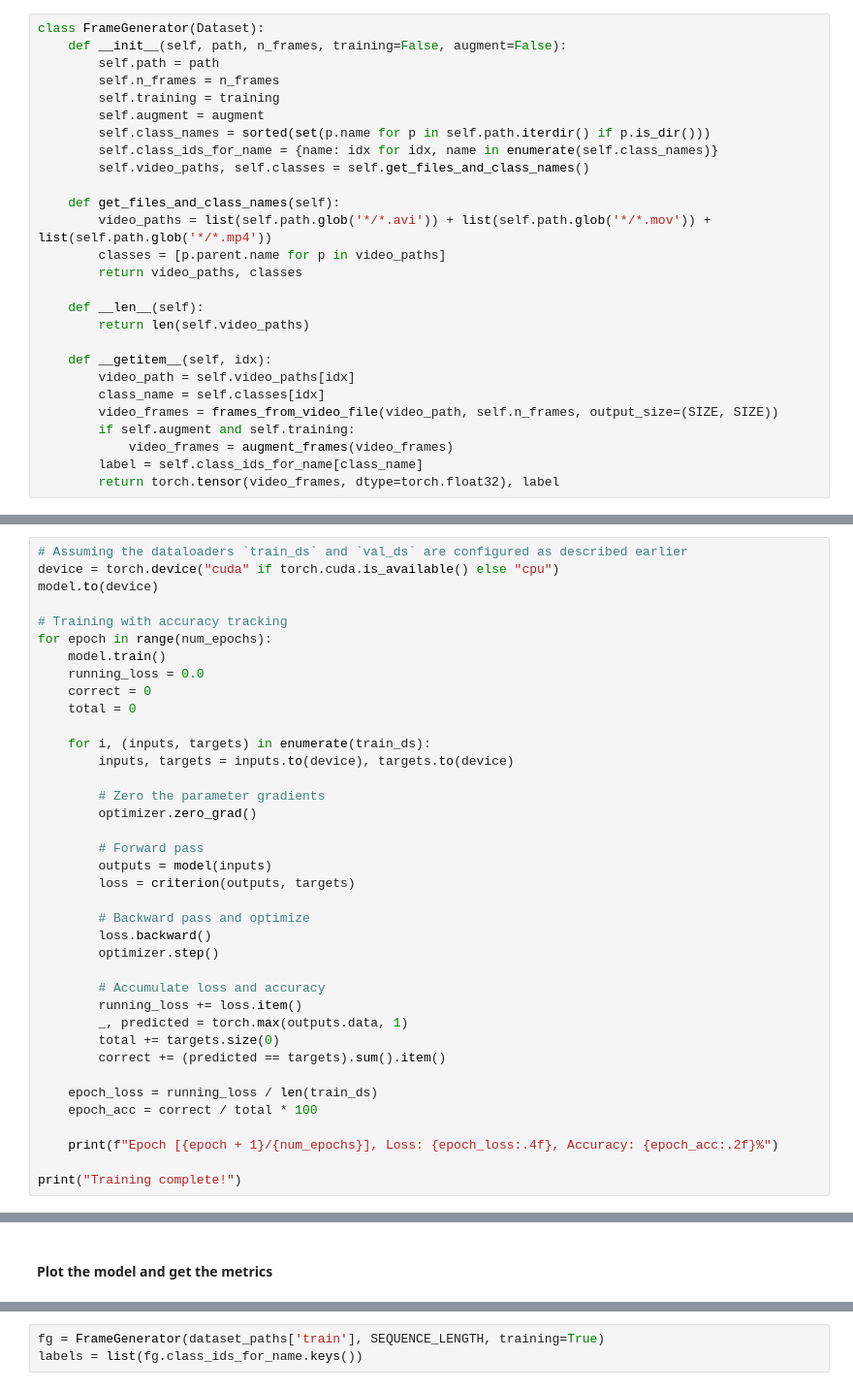
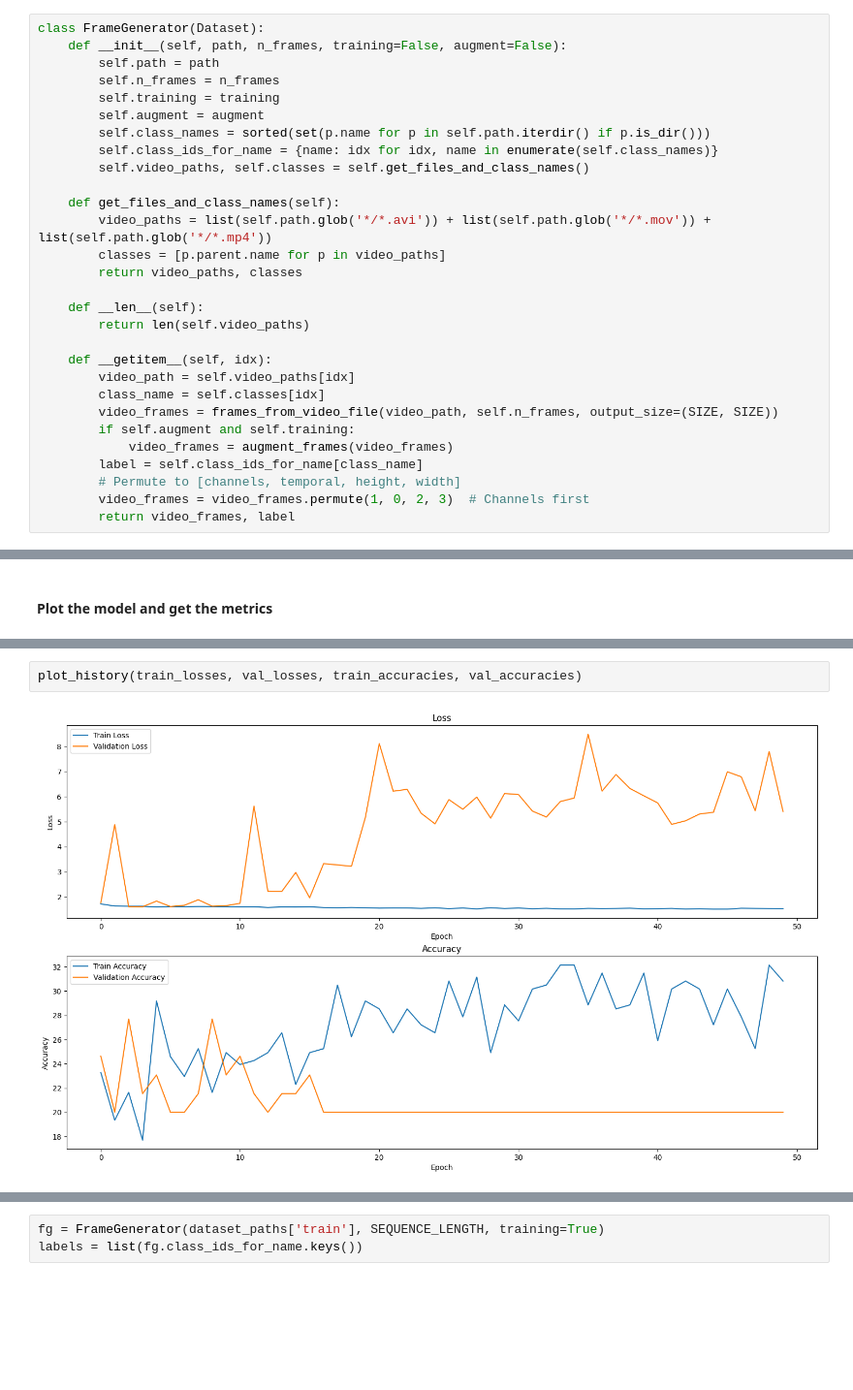
Before and after one commit to HuuuWasabe/ProjectDesign29, a Jupyter notebook: WinningDesign/WinningDesign.ipynb, the cells around one changed output, grey strips where cells are left out. Shown at 97% size. Cells and saved outputs as stored; diff of their text form; blank space fills up the shorter version.

```diff
--- a/WinningDesign/WinningDesign.ipynb
+++ b/WinningDesign/WinningDesign.ipynb
@@ -241,7 +251,9 @@ class FrameGenerator(Dataset):
         if self.augment and self.training:
             video_frames = augment_frames(video_frames)
         label = self.class_ids_for_name[class_name]
-        return torch.tensor(video_frames, dtype=torch.float32), label
+        # Permute to [channels, temporal, height, width]
+        video_frames = video_frames.permute(1, 0, 2, 3)  # Channels first
+        return video_frames, label
 # %%
 def configure_dataset(dataset_path, n_frames, batch_size=2, training=False, augment=False):
     dataset = FrameGenerator(dataset_path, n_frames, training=training, augment=augment)
@@ -513,40 +509,2 @@ device = "cuda" if torch.cuda.is_available() else "cpu"
 # %% [markdown]
 #### Train the model
-# %%
-# Assuming the dataloaders `train_ds` and `val_ds` are configured as described earlier
-device = torch.device("cuda" if torch.cuda.is_available() else "cpu")
-model.to(device)
-
-# Training with accuracy tracking
-for epoch in range(num_epochs):
-    model.train()
-    running_loss = 0.0
-    correct = 0
-    total = 0
-
-    for i, (inputs, targets) in enumerate(train_ds):
-        inputs, targets = inputs.to(device), targets.to(device)
-
-        # Zero the parameter gradients
-        optimizer.zero_grad()
-
-        # Forward pass
-        outputs = model(inputs)
-        loss = criterion(outputs, targets)
-
-        # Backward pass and optimize
-        loss.backward()
-        optimizer.step()
-
-        # Accumulate loss and accuracy
-        running_loss += loss.item()
-        _, predicted = torch.max(outputs.data, 1)
-        total += targets.size(0)
-        correct += (predicted == targets).sum().item()
-
-    epoch_loss = running_loss / len(train_ds)
-    epoch_acc = correct / total * 100
-
-    print(f"Epoch [{epoch + 1}/{num_epochs}], Loss: {epoch_loss:.4f}, Accuracy: {epoch_acc:.2f}%")
-
-print("Training complete!")
@@ -561,3 +625,7 @@ plot_history(None)
+# %%
+plot_history(train_losses, val_losses, train_accuracies, val_accuracies)
+# %% [output]
+[figure, added]
 # %%
 test_ds = configure_dataset(dataset_paths['test'], SEQUENCE_LENGTH, training=False)
 
```
Also changed, not shown: parts of 16 cells of this notebook.
